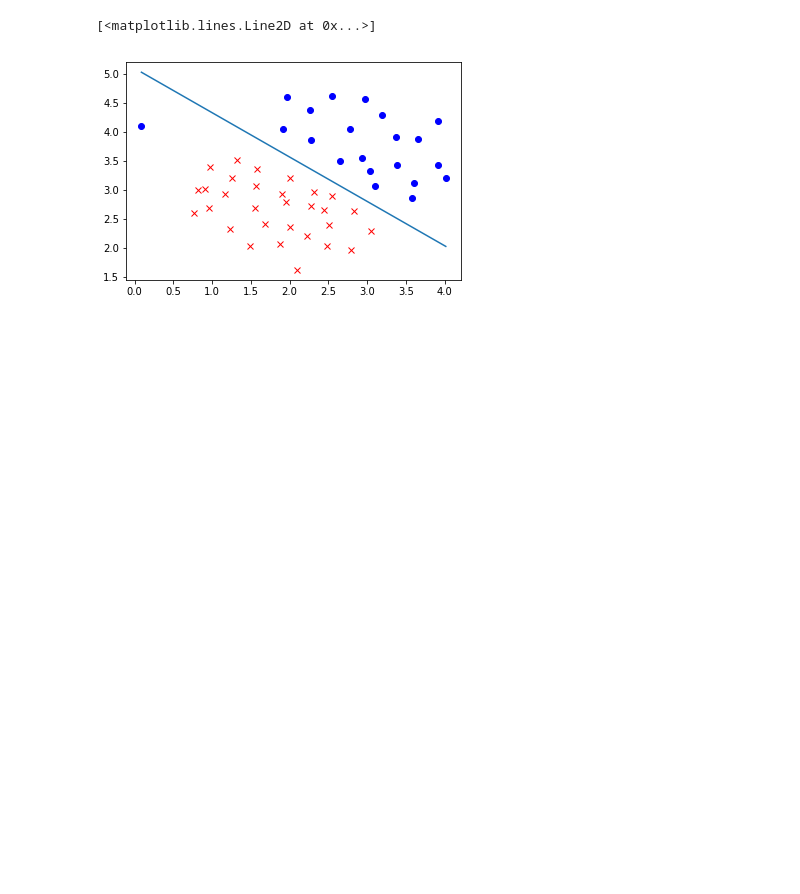
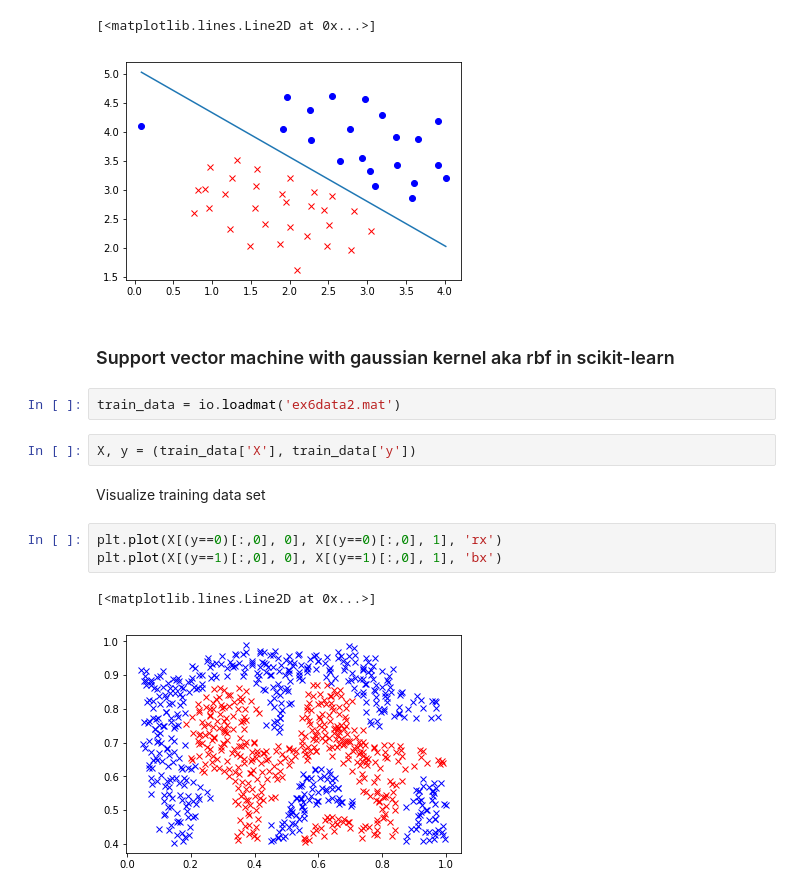
Before and after one commit to locluthor/Machine_Learning, a Jupyter notebook: Support_Vector_Machine.ipynb, the cells around one changed output. Drawn from its saved outputs; the diff is of its cells as text; blank space fills up the shorter version.

Commit message:
!Implement support vector machine with gaussian kernel using scikit-learn SVM.SVC

```diff
--- a/Support_Vector_Machine.ipynb
+++ b/Support_Vector_Machine.ipynb
@@ -34,3 +34,17 @@ plt.plot(X[(y==1)[:,0], 0], X[(y==1)[:,0], 1], 'bo')
 # %% [output]
 [<matplotlib.lines.Line2D at 0x...>]
 [figure]
+# %% [markdown]
+### Support vector machine with gaussian kernel aka rbf in scikit-learn
+# %%
+train_data = io.loadmat('ex6data2.mat')
+# %%
+X, y = (train_data['X'], train_data['y'])
+# %% [markdown]
+Visualize training data set
+# %%
+plt.plot(X[(y==0)[:,0], 0], X[(y==0)[:,0], 1], 'rx')
+plt.plot(X[(y==1)[:,0], 0], X[(y==1)[:,0], 1], 'bx')
+# %% [output]
+[<matplotlib.lines.Line2D at 0x...>]
+[figure, added]
```
Also changed, not shown: parts of 6 cells of this notebook.
